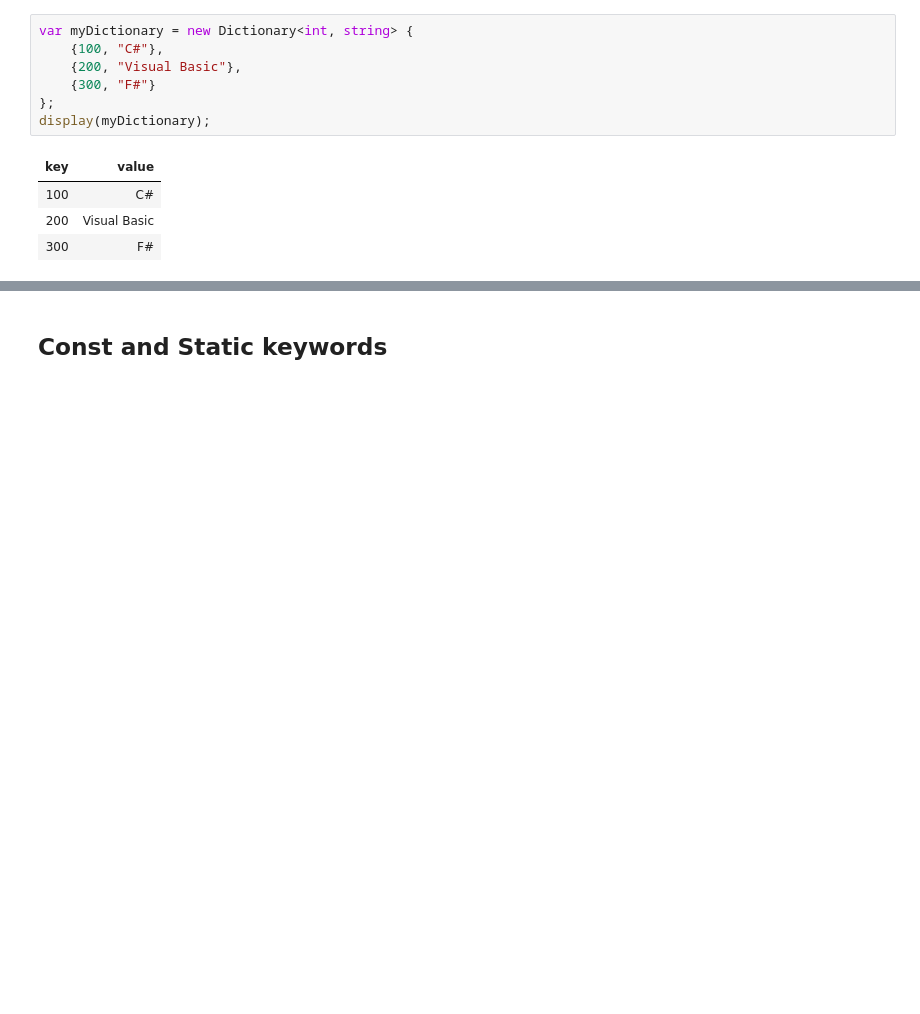
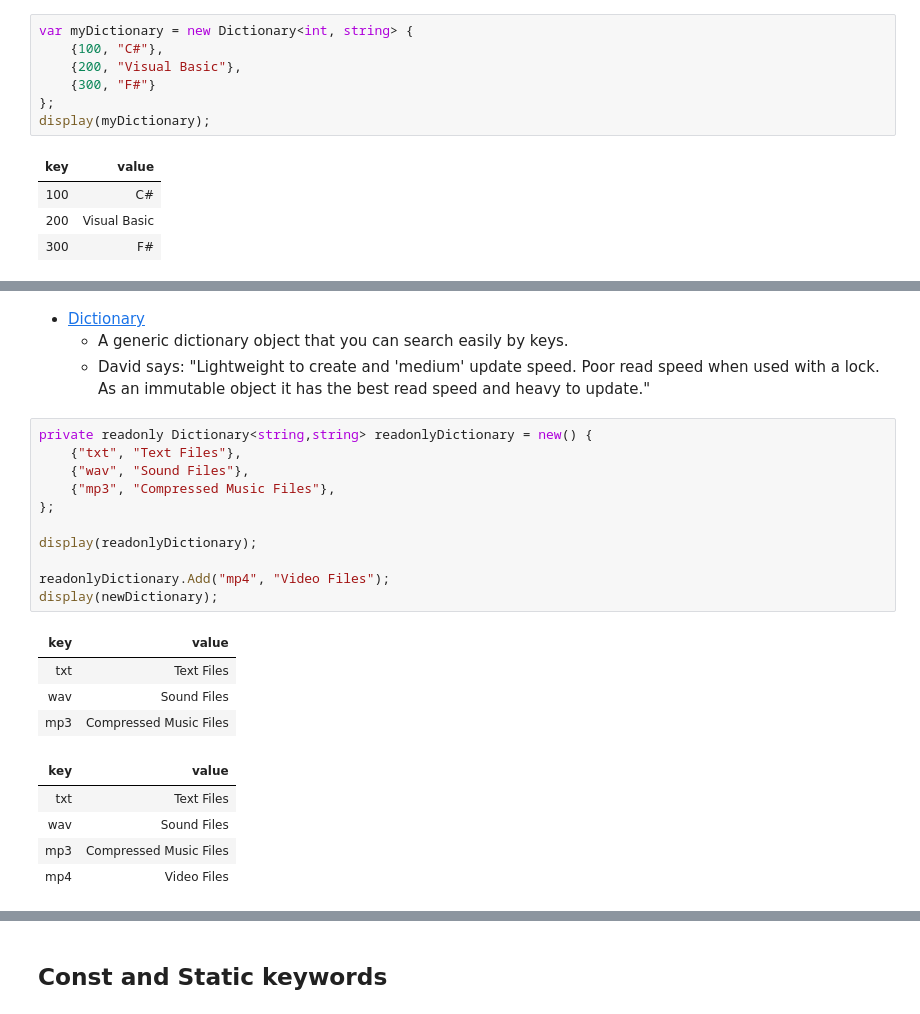
Before and after one commit to csharpfritz/csharp_with_csharpfritz, a Jupyter notebook: notebooks/0107-Errata_01.ipynb, the cells around one changed output, grey strips where cells are left out. Drawn from its saved outputs; the diff is of its cells as text; blank space fills up the shorter version.

```diff
--- a/notebooks/0107-Errata_01.ipynb
+++ b/notebooks/0107-Errata_01.ipynb
@@ -397,0 +418,26 @@ display(myDictionary);
+# %% [markdown]
+
+- [Dictionary](https://docs.microsoft.com/dotnet/api/system.collections.generic.dictionary-2)
+  - A generic dictionary object that you can search easily by keys.
+  - David says: "Lightweight to create and 'medium' update speed.  Poor read speed when used with a lock.  As an immutable object it has the best read speed and heavy to update."
+# %%
+private readonly Dictionary<string,string> readonlyDictionary = new() {
+	{"txt", "Text Files"},
+	{"wav", "Sound Files"},
+	{"mp3", "Compressed Music Files"},
+};
+
+display(readonlyDictionary);
+
+readonlyDictionary.Add("mp4", "Video Files");
+display(newDictionary);
+# %% [output]
+| key | value |
+| txt | Text Files |
+| wav | Sound Files |
+| mp3 | Compressed Music Files |
+| key | value |
+| txt | Text Files |
+| wav | Sound Files |
+| mp3 | Compressed Music Files |
+| mp4 | Video Files |
```
Also changed, not shown: parts of 6 cells of this notebook.
